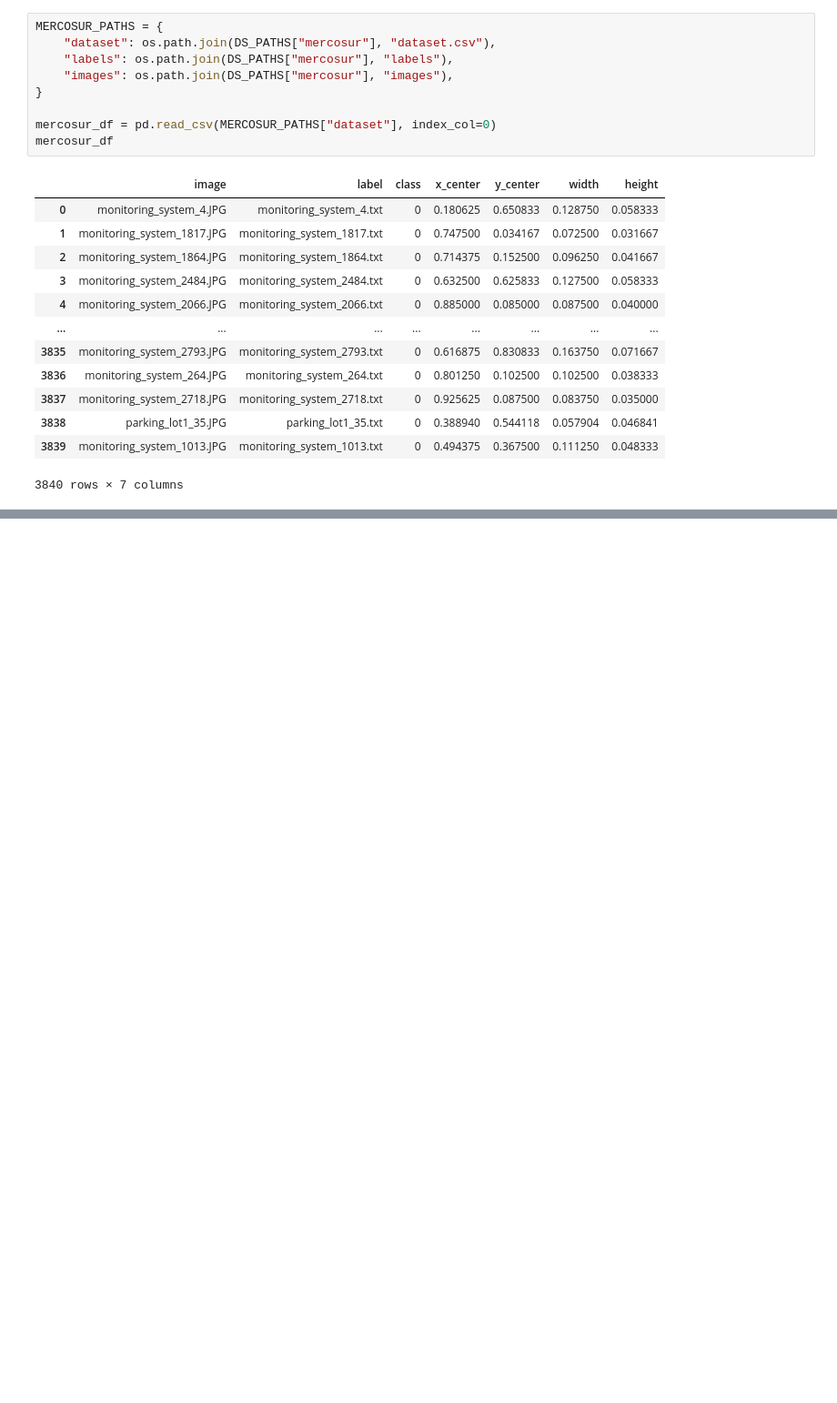
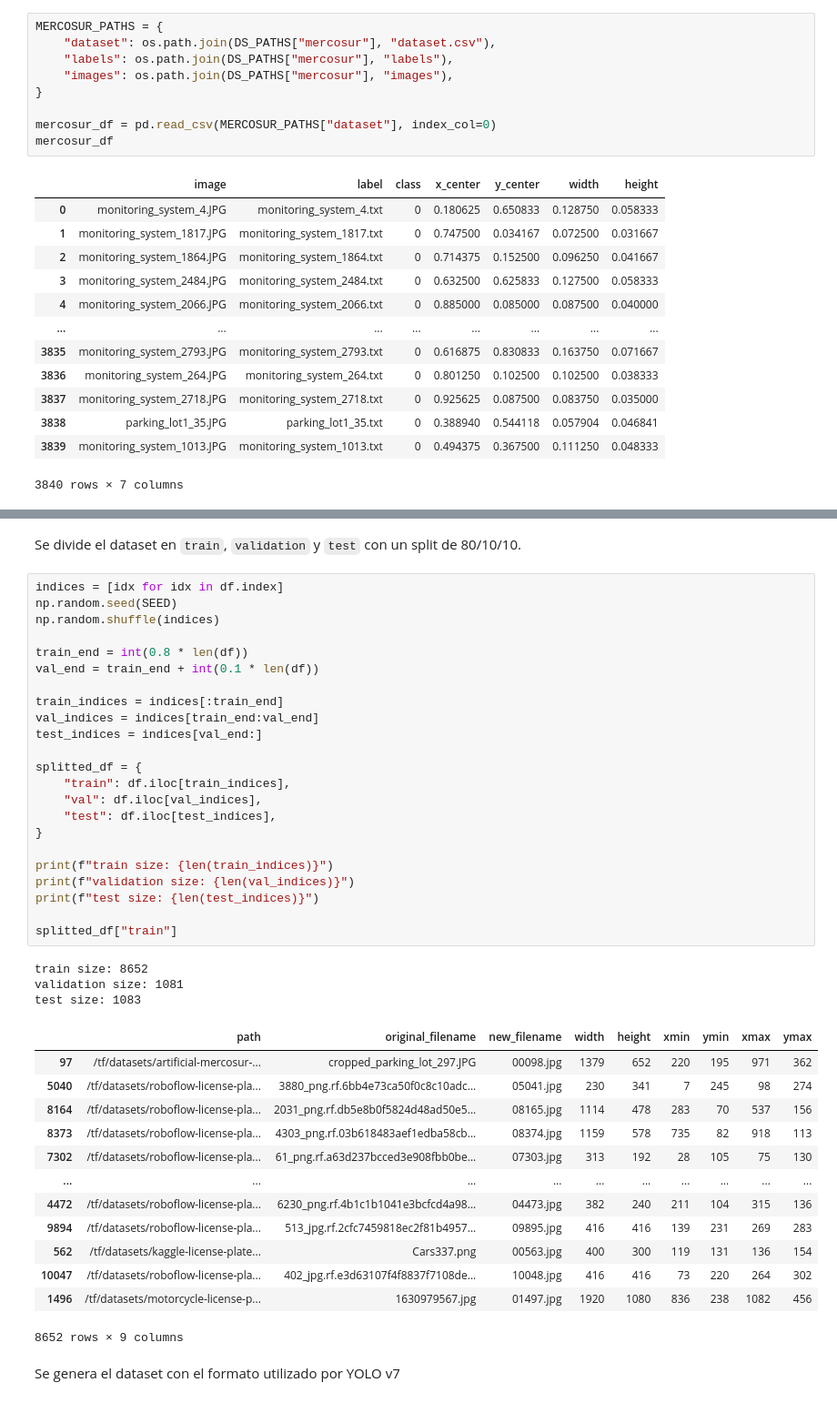
Before and after one commit to achurichi/CEIA, a Jupyter notebook: computer-vision-2/tp-final/dataset-processing.ipynb, the cells around one changed output, grey strips where cells are left out. Shown at 91% size. Drawn from its saved outputs; the diff is of its cells as text; blank space fills up the shorter version.

```diff
--- a/computer-vision-2/tp-final/dataset-processing.ipynb
+++ b/computer-vision-2/tp-final/dataset-processing.ipynb
@@ -96,0 +506,44 @@ True
+# %% [markdown]
+Se divide el dataset en `train`, `validation` y `test` con un split de 80/10/10.
+# %%
+indices = [idx for idx in df.index]
+np.random.seed(SEED)
+np.random.shuffle(indices)
+
+train_end = int(0.8 * len(df))
+val_end = train_end + int(0.1 * len(df))
+
+train_indices = indices[:train_end]
+val_indices = indices[train_end:val_end]
+test_indices = indices[val_end:]
+
+splitted_df = {
+    "train": df.iloc[train_indices],
+    "val": df.iloc[val_indices],
+    "test": df.iloc[test_indices],
+}
+
+print(f"train size: {len(train_indices)}")
+print(f"validation size: {len(val_indices)}")
+print(f"test size: {len(test_indices)}")
+
+splitted_df["train"]
+# %% [output]
+train size: 8652
+validation size: 1081
+test size: 1083
+|  | path | original_filename | new_filename | width | height | xmin | ymin | xmax | ymax |
+| 97 | /tf/datasets/artificial-mercosur-... | cropped_parking_lot_297.JPG | 00098.jpg | 1379 | 652 | 220 | 195 | 971 | 362 |
+| 5040 | /tf/datasets/roboflow-license-pla... | 3880_png.rf.6bb4e73ca50f0c8c10adc... | 05041.jpg | 230 | 341 | 7 | 245 | 98 | 274 |
+| 8164 | /tf/datasets/roboflow-license-pla... | 2031_png.rf.db5e8b0f5824d48ad50e5... | 08165.jpg | 1114 | 478 | 283 | 70 | 537 | 156 |
+| 8373 | /tf/datasets/roboflow-license-pla... | 4303_png.rf.03b618483aef1edba58cb... | 08374.jpg | 1159 | 578 | 735 | 82 | 918 | 113 |
+| 7302 | /tf/datasets/roboflow-license-pla... | 61_png.rf.a63d237bcced3e908fbb0be... | 07303.jpg | 313 | 192 | 28 | 105 | 75 | 130 |
+| ... | ... | ... | ... | ... | ... | ... | ... | ... | ... |
+| 4472 | /tf/datasets/roboflow-license-pla... | 6230_png.rf.4b1c1b1041e3bcfcd4a98... | 04473.jpg | 382 | 240 | 211 | 104 | 315 | 136 |
+| 9894 | /tf/datasets/roboflow-license-pla... | 513_jpg.rf.2cfc7459818ec2f81b4957... | 09895.jpg | 416 | 416 | 139 | 231 | 269 | 283 |
+| 562 | /tf/datasets/kaggle-license-plate... | Cars337.png | 00563.jpg | 400 | 300 | 119 | 131 | 136 | 154 |
+| 10047 | /tf/datasets/roboflow-license-pla... | 402_jpg.rf.e3d63107f4f8837f7108de... | 10048.jpg | 416 | 416 | 73 | 220 | 264 | 302 |
+| 1496 | /tf/datasets/motorcycle-license-p... | 1630979567.jpg | 01497.jpg | 1920 | 1080 | 836 | 238 | 1082 | 456 |
+8652 rows × 9 columns
+# %% [markdown]
+Se genera el dataset con el formato utilizado por YOLO v7
```
Also changed, not shown: parts of 27 cells of this notebook, 1 other file.
